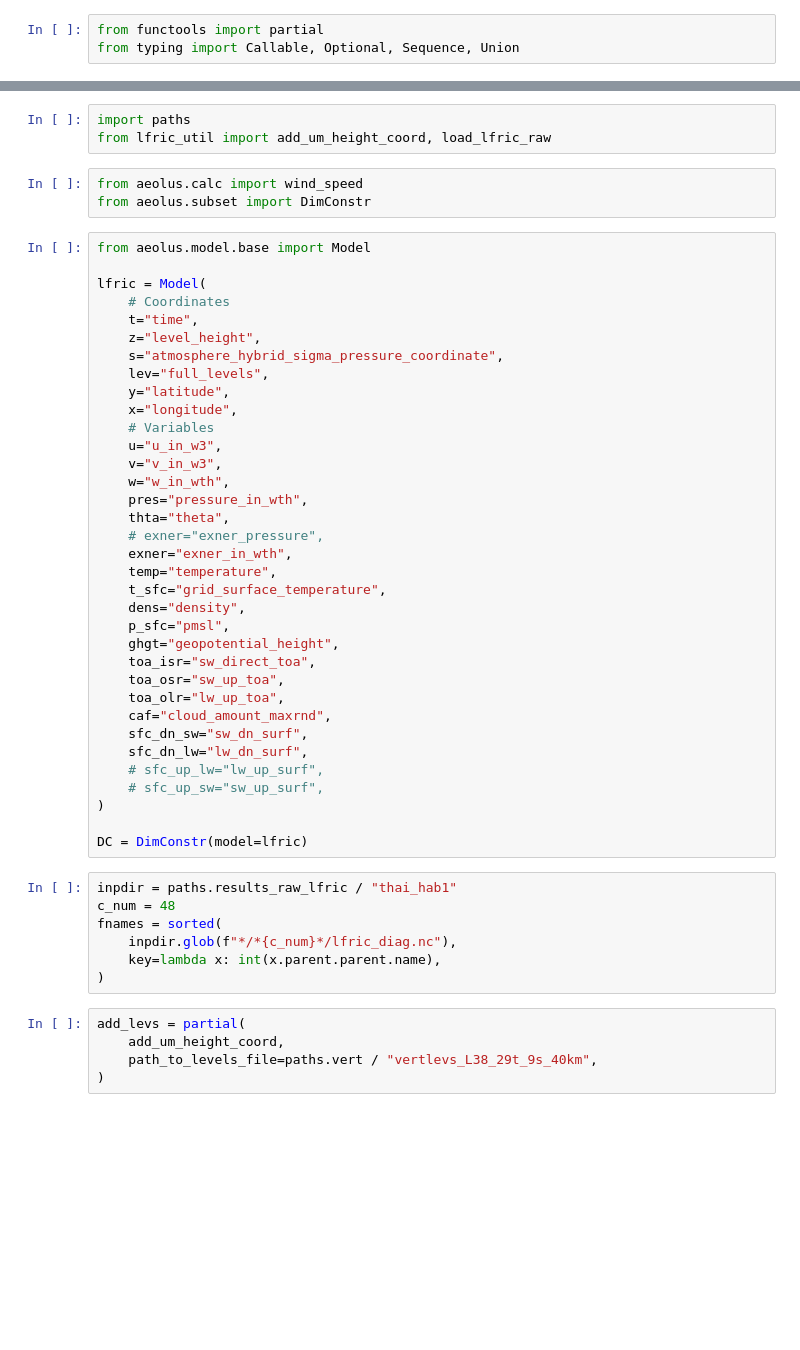
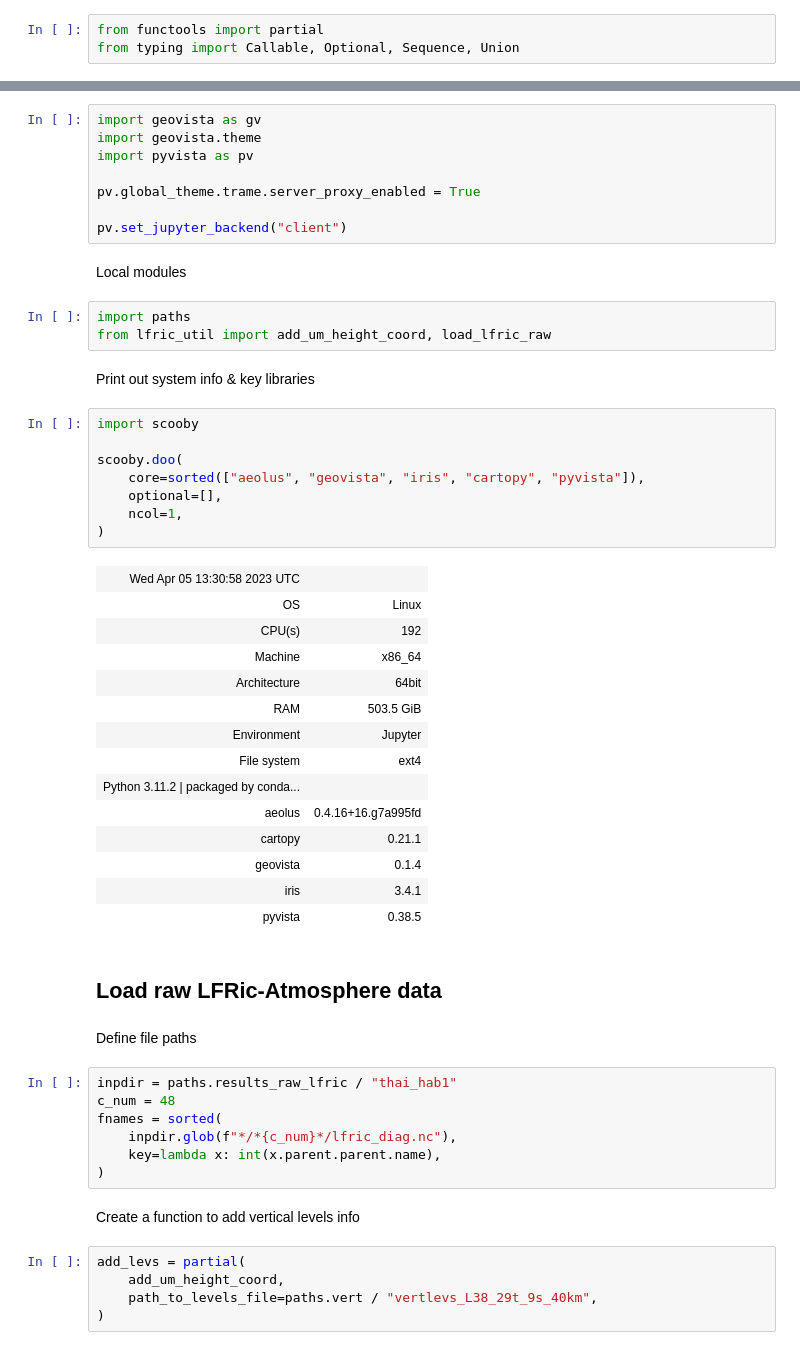
Before and after one commit to dennissergeev/lfric_exo_bench_code, a Jupyter notebook: src/scripts/Mesh-3D.ipynb, the cells around one changed output, grey strips where cells are left out. Cells and saved outputs as stored; diff of their text form; blank space fills up the shorter version.

```diff
--- a/src/scripts/Mesh-3D.ipynb
+++ b/src/scripts/Mesh-3D.ipynb
@@ -12,44 +21,45 @@ import iris
+# %%
+import geovista as gv
+import geovista.theme
+import pyvista as pv
+
+pv.global_theme.trame.server_proxy_enabled = True
+
+pv.set_jupyter_backend("client")
+# %% [markdown]
+Local modules
 # %%
 import paths
 from lfric_util import add_um_height_coord, load_lfric_raw
-# %%
-from aeolus.calc import wind_speed
-from aeolus.subset import DimConstr
-# %%
-from aeolus.model.base import Model
-
-lfric = Model(
-    # Coordinates
-    t="time",
-    z="level_height",
-    s="atmosphere_hybrid_sigma_pressure_coordinate",
-    lev="full_levels",
-    y="latitude",
-    x="longitude",
-    # Variables
-    u="u_in_w3",
-    v="v_in_w3",
-    w="w_in_wth",
-    pres="pressure_in_wth",
-    thta="theta",
-    # exner="exner_pressure",
-    exner="exner_in_wth",
-    temp="temperature",
-    t_sfc="grid_surface_temperature",
-    dens="density",
-    p_sfc="pmsl",
-    ghgt="geopotential_height",
-    toa_isr="sw_direct_toa",
-    toa_osr="sw_up_toa",
-    toa_olr="lw_up_toa",
-    caf="cloud_amount_maxrnd",
-    sfc_dn_sw="sw_dn_surf",
-    sfc_dn_lw="lw_dn_surf",
-    # sfc_up_lw="lw_up_surf",
-    # sfc_up_sw="sw_up_surf",
-)
-
-DC = DimConstr(model=lfric)
+# %% [markdown]
+Print out system info & key libraries
+# %%
+import scooby
+
+scooby.doo(
+    core=sorted(["aeolus", "geovista", "iris", "cartopy", "pyvista"]),
+    optional=[],
+    ncol=1,
+)
+# %% [output]
+| Wed Apr 05 13:30:58 2023 UTC |  |
+| OS | Linux |
+| CPU(s) | 192 |
+| Machine | x86_64 |
+| Architecture | 64bit |
+| RAM | 503.5 GiB |
+| Environment | Jupyter |
+| File system | ext4 |
+| Python 3.11.2 | packaged by conda... |  |
+| aeolus | 0.4.16+16.g7a995fd |
+| cartopy | 0.21.1 |
+| geovista | 0.1.4 |
+| iris | 3.4.1 |
+| pyvista | 0.38.5 |
+# %% [markdown]
+## Load raw LFRic-Atmosphere data
+# %% [markdown]
+Define file paths
 # %%
 inpdir = paths.results_raw_lfric / "thai_hab1"
 c_num = 48
@@ -57,6 +67,8 @@ fnames = sorted(
     inpdir.glob(f"*/*{c_num}*/lfric_diag.nc"),
     key=lambda x: int(x.parent.parent.name),
 )
+# %% [markdown]
+Create a function to add vertical levels info
 # %%
 add_levs = partial(
     add_um_height_coord,
```
Also changed, not shown: parts of 25 cells of this notebook.
